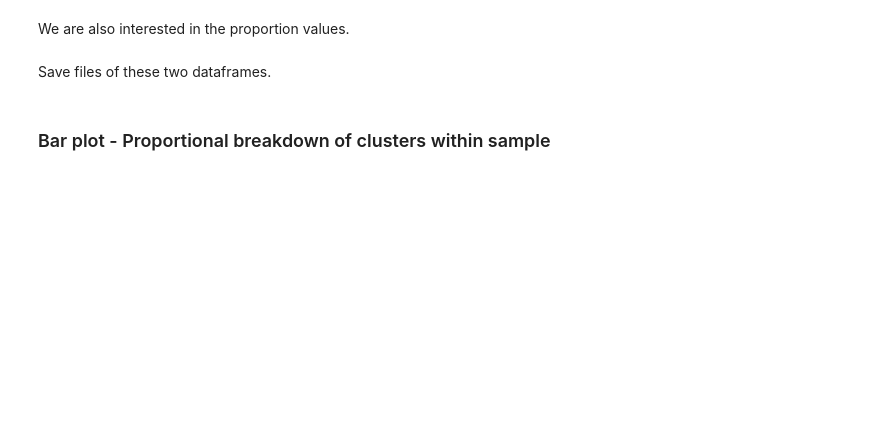
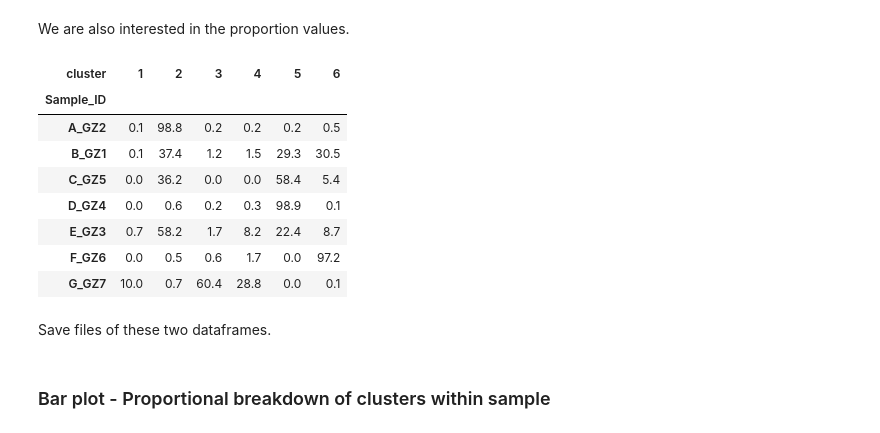
Before and after one commit to biodev/cycIF-workflow, a Jupyter notebook: MG_KMeans.ipynb, the cells around one changed output. Drawn from its saved outputs; the diff is of its cells as text; code cells hidden in the pictures; blank space fills up the shorter version.

```diff
--- a/MG_KMeans.ipynb
+++ b/MG_KMeans.ipynb
@@ -1188,11 +1197,3 @@ def make_cluster_boxplot(my_marker, df):
     filename = os.path.join(output_images_dir, filename)
     fig.write_image(filename)
     return None
-# %%
-df = df.rename(columns = full_to_short_names)
-
-for m in [m for m in df.columns.values if m not in not_intensities]:
-    pass
-    make_cluster_boxplot(m, df)
-
-df = df.rename(columns = short_to_full_names)
@@ -1234,9 +1251,19 @@ cluster_sample_props = \
         cluster_sample_props.apply(
             lambda row: round(row/row.sum()*100,1), axis =1)
 # %%
-cluster_sample_props.head()
+cluster_sample_props
 
 # Note 'Sample_ID' is name of index, 'cluster' is name of columns.
+# %% [output]
+| cluster | 1 | 2 | 3 | 4 | 5 | 6 |
+| Sample_ID |  |  |  |  |  |  |
+| A_GZ2 | 0.1 | 98.8 | 0.2 | 0.2 | 0.2 | 0.5 |
+| B_GZ1 | 0.1 | 37.4 | 1.2 | 1.5 | 29.3 | 30.5 |
+| C_GZ5 | 0.0 | 36.2 | 0.0 | 0.0 | 58.4 | 5.4 |
+| D_GZ4 | 0.0 | 0.6 | 0.2 | 0.3 | 98.9 | 0.1 |
+| E_GZ3 | 0.7 | 58.2 | 1.7 | 8.2 | 22.4 | 8.7 |
+| F_GZ6 | 0.0 | 0.5 | 0.6 | 1.7 | 0.0 | 97.2 |
+| G_GZ7 | 10.0 | 0.7 | 60.4 | 28.8 | 0.0 | 0.1 |
 # %% [markdown]
 Save files of these two dataframes.
 # %%
```
Also changed, not shown: parts of 48 cells of this notebook, 3 other files.
